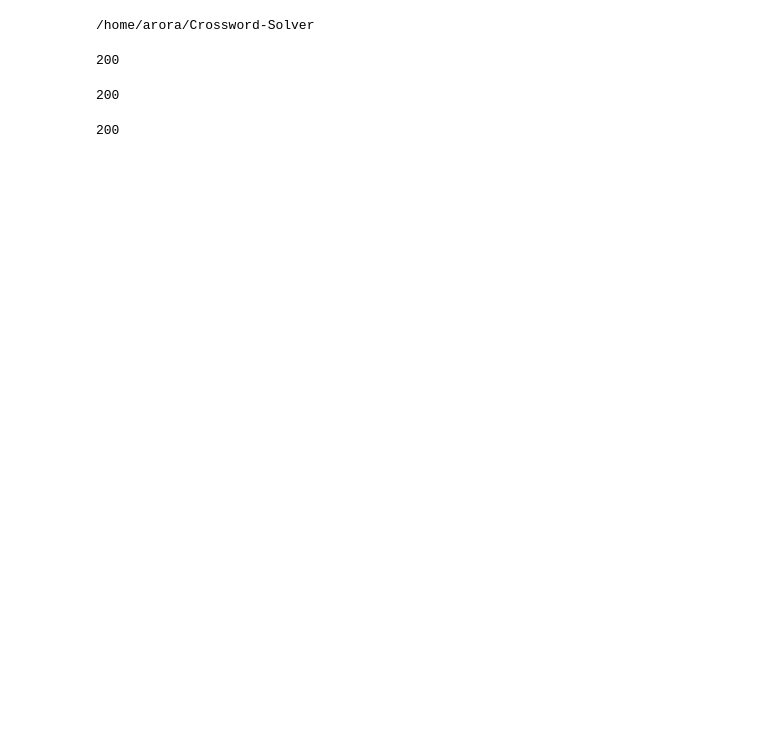
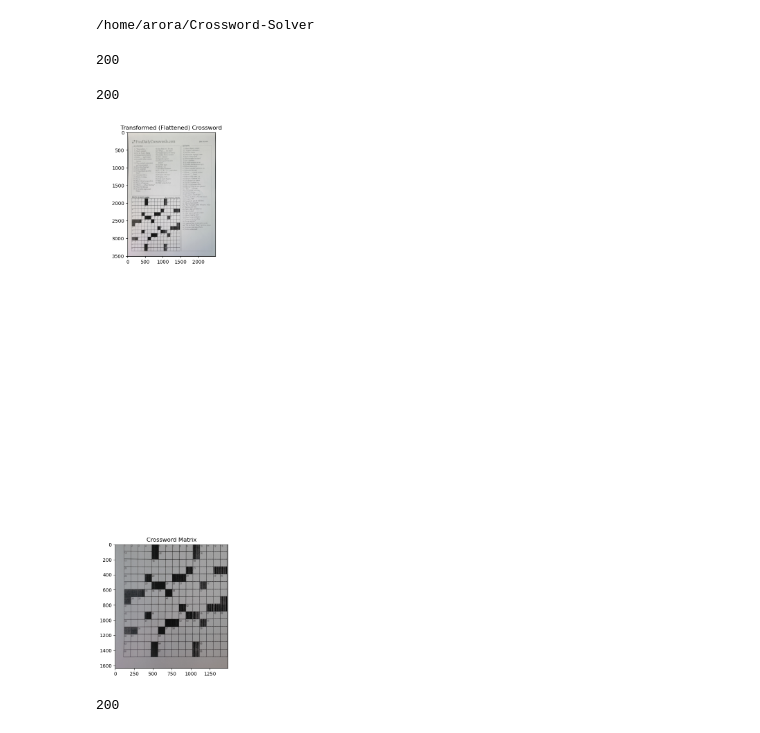
Before and after one commit to MalihaT111/Crossword-Solver, a Jupyter notebook: FeatureTesting.ipynb, the cells around one changed output. Saved outputs shown, nothing was run; the diff lists cells and outputs as text; code cells hidden in the pictures; blank space fills up the shorter version.

Commit message:
Feature: Box1, Box2 data clean added for key,value pairs of dictionaries. Started on Box3 only.

```diff
--- a/FeatureTesting.ipynb
+++ b/FeatureTesting.ipynb
@@ -91,43 +91,71 @@ import matplotlib.pyplot as plt
 import numpy as np
 import io
 
 # Set the URL of the server
 url = "http://127.0.0.1:5000"
 
 # Path to the image file on your local disk
 image_path = "/home/arora/Crossword-Solver/Testing/crosswordE.jpg"  # Change as needed
 
 # Open the image file in binary mode
 with open(image_path, "rb") as image_file:
     # Prepare the files parameter with the image file
     files = {"image": image_file}
 
     # Send the POST request with body and files
     res = requests.post(url, files=files)
 
 # Check the response
 if res.status_code == 200:
-    # response_data = res.json()
-    # original_image_hex = response_data['original_image']
-    # transformed_image_hex = response_data['transformed_image']
+    response_data = res.json()
+    original_image_hex = response_data['original_image']
+    transformed_image_hex = response_data['transformed_image']
+    box1_across_hex = response_data['box1_across']
+    box2_down_hex = response_data['box2_down']
+    box3_matrix_hex = response_data['box3_matrix']
 
-    # # Convert hex to bytes
-    # original_image_bytes = bytes.fromhex(original_image_hex)
-    # transformed_image_bytes = bytes.fromhex(transformed_image_hex)
+    # Convert hex to bytes
+    original_image_bytes = bytes.fromhex(original_image_hex)
+    transformed_image_bytes = bytes.fromhex(transformed_image_hex)
+    box1_across_bytes = bytes.fromhex(box1_across_hex)
+    box2_down_bytes = bytes.fromhex(box2_down_hex)
+    box3_matrix_bytes = bytes.fromhex(box3_matrix_hex)
+
+    # Create a larger figure
+    plt.figure(figsize=(30, 20))  # Adjust the figure size as needed
 
     # # Display original image
     # original_image = plt.imread(io.BytesIO(original_image_bytes), format='png')
-    # plt.subplot(121), plt.imshow(original_image)
+    # plt.subplot(511), plt.imshow(original_image)
     # plt.title('Detected Corners')
 
+    # Display transformed image
+    transformed_image = plt.imread(io.BytesIO(transformed_image_bytes), format='png')
+    plt.subplot(512), plt.imshow(transformed_image)
+    plt.title('Transformed (Flattened) Crossword')
+
     # # Display transformed image
-    # transformed_image = plt.imread(io.BytesIO(transformed_image_bytes), format='png')
-    # plt.subplot(122), plt.imshow(transformed_image)
-    # plt.title('Transformed (Flattened) Crossword')
+    # box1_across_image = plt.imread(io.BytesIO(box1_across_bytes), format='png')
+    # plt.subplot(513), plt.imshow(box1_across_image)
+    # plt.title('Across Clues')
 
-    # plt.show()
+    # # Display transformed image
+    # box2_down_image = plt.imread(io.BytesIO(box2_down_bytes), format='png')
+    # plt.subplot(514), plt.imshow(box2_down_image)
+    # plt.title('Down Clues')
+
+    # Display transformed image
+    box3_matrix_image = plt.imread(io.BytesIO(box3_matrix_bytes), format='png')
+    plt.subplot(515), plt.imshow(box3_matrix_image)
+    plt.title('Crossword Matrix')
+
+
+    plt.tight_layout()  # Adjust spacing between subplots
+    plt.show()
     print(res.status_code)
 else:
-    print(f"Error: {res.status_code} - {res.text}")
+    if res.status_code != 200:
+        print(f"Error: {res.status_code} - {res.text}")
 # %% [output]
+[figure, added]
 200
```
Also changed, not shown: parts of 1 cell of this notebook, 4 other files.
